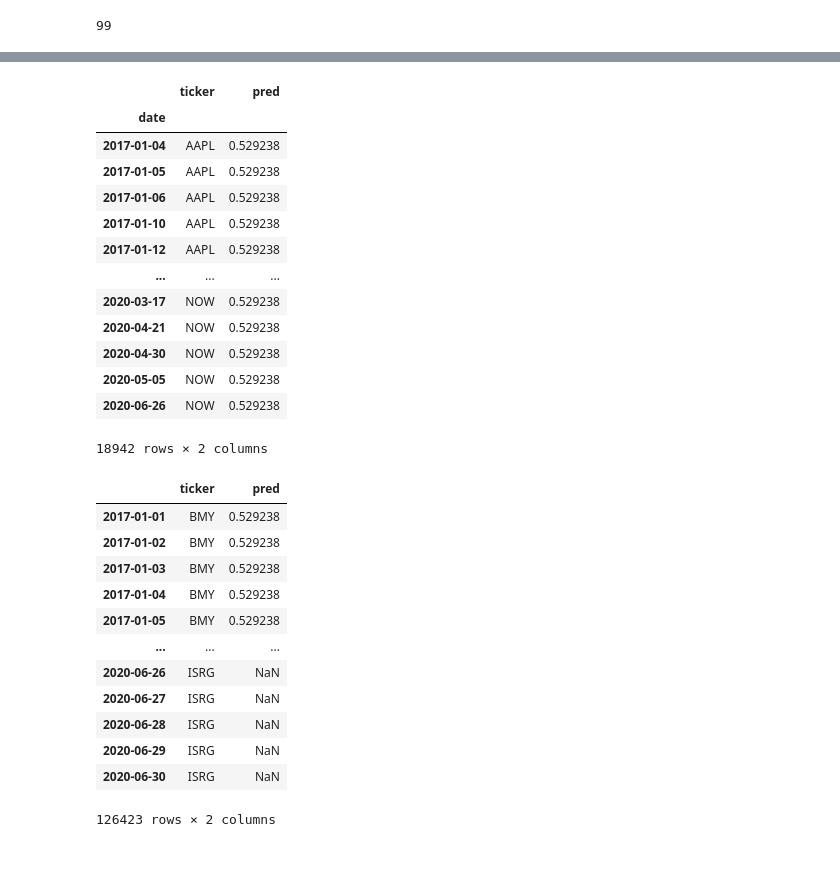
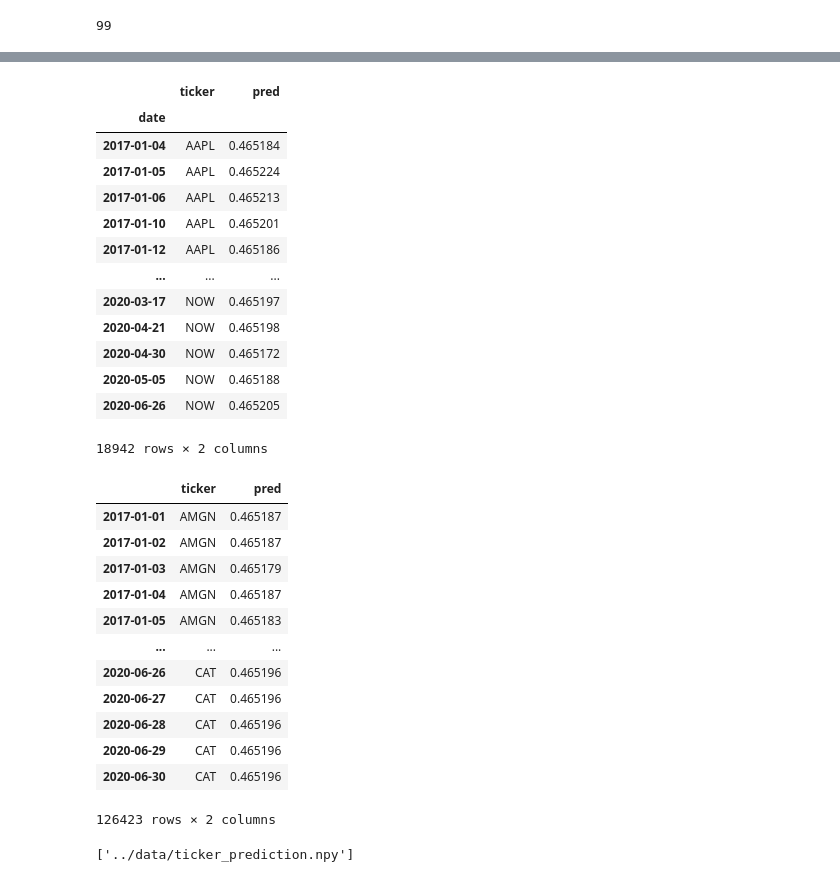
Before and after one commit to henry32144/intelligent-asset-allocation, a Jupyter notebook: model/Inference.ipynb, the cells around one changed output, grey strips where cells are left out. Cells and saved outputs as stored; diff of their text form; code cells hidden in the pictures.

```diff
--- a/model/Inference.ipynb
+++ b/model/Inference.ipynb
@@ -41,6 +24,6 @@ from deep_portfolio import ReutersClassifier
 
 device = torch.device("cuda:0" if torch.cuda.is_available() else "cpu")
 model = ReutersClassifier(n_classes=2, top_k=10, p=0.1, window_size=3, out_channels=64)
-model.load_state_dict(torch.load("../weights/2020-07-29_cnn_distilbert.bin"))
+model.load_state_dict(torch.load("../weights/2020-08-07_cnn_distilbert.bin"))
 model.to(device)
 # %% [output]
@@ -151,40 +96,46 @@ final_df
 # %% [output]
 |  | ticker | pred |
 | date |  |  |
-| 2017-01-04 | AAPL | 0.529238 |
-| 2017-01-05 | AAPL | 0.529238 |
-| 2017-01-06 | AAPL | 0.529238 |
-| 2017-01-10 | AAPL | 0.529238 |
-| 2017-01-12 | AAPL | 0.529238 |
+| 2017-01-04 | AAPL | 0.465184 |
+| 2017-01-05 | AAPL | 0.465224 |
+| 2017-01-06 | AAPL | 0.465213 |
+| 2017-01-10 | AAPL | 0.465201 |
+| 2017-01-12 | AAPL | 0.465186 |
 | ... | ... | ... |
-| 2020-03-17 | NOW | 0.529238 |
-| 2020-04-21 | NOW | 0.529238 |
-| 2020-04-30 | NOW | 0.529238 |
-| 2020-05-05 | NOW | 0.529238 |
-| 2020-06-26 | NOW | 0.529238 |
+| 2020-03-17 | NOW | 0.465197 |
+| 2020-04-21 | NOW | 0.465198 |
+| 2020-04-30 | NOW | 0.465172 |
+| 2020-05-05 | NOW | 0.465188 |
+| 2020-06-26 | NOW | 0.465205 |
 18942 rows × 2 columns
 # %%
 df_total = pd.DataFrame()
 for ticker in list(set(final_df.ticker)):
     # Create an empty dataframe from 2017-01-01 to 2020-06-30 (1277*99=126423)
     df_test = final_df[final_df["ticker"] == ticker]
     index = pd.date_range(start="2017-01-01", end="2020-06-30", freq='D')
     df_test = pd.concat(
         [df_test.reindex(index, columns=["ticker"], fill_value=ticker),
-         df_test.reindex(index, columns=["pred"], method='bfill')], axis=1)
+         df_test.reindex(index, columns=["pred"], method=None)], axis=1)
+    fill_na = random.uniform(df_test["pred"].mean(), df_test["pred"].median())
+    df_test["pred"] = df_test["pred"].fillna(fill_na)
     df_total = pd.concat([df_total, df_test], axis=0)
 df_total
 # %% [output]
 |  | ticker | pred |
-| 2017-01-01 | BMY | 0.529238 |
-| 2017-01-02 | BMY | 0.529238 |
-| 2017-01-03 | BMY | 0.529238 |
-| 2017-01-04 | BMY | 0.529238 |
-| 2017-01-05 | BMY | 0.529238 |
+| 2017-01-01 | AMGN | 0.465187 |
+| 2017-01-02 | AMGN | 0.465187 |
+| 2017-01-03 | AMGN | 0.465179 |
+| 2017-01-04 | AMGN | 0.465187 |
+| 2017-01-05 | AMGN | 0.465183 |
 | ... | ... | ... |
-| 2020-06-26 | ISRG | NaN |
-| 2020-06-27 | ISRG | NaN |
-| 2020-06-28 | ISRG | NaN |
-| 2020-06-29 | ISRG | NaN |
-| 2020-06-30 | ISRG | NaN |
+| 2020-06-26 | CAT | 0.465196 |
+| 2020-06-27 | CAT | 0.465196 |
+| 2020-06-28 | CAT | 0.465196 |
+| 2020-06-29 | CAT | 0.465196 |
+| 2020-06-30 | CAT | 0.465196 |
 126423 rows × 2 columns
+# %%
+joblib.dump(df_total, "../data/ticker_prediction.npy")
+# %% [output]
+['../data/ticker_prediction.npy']
```
Also changed, not shown: parts of 6 cells of this notebook, 5 other files.
